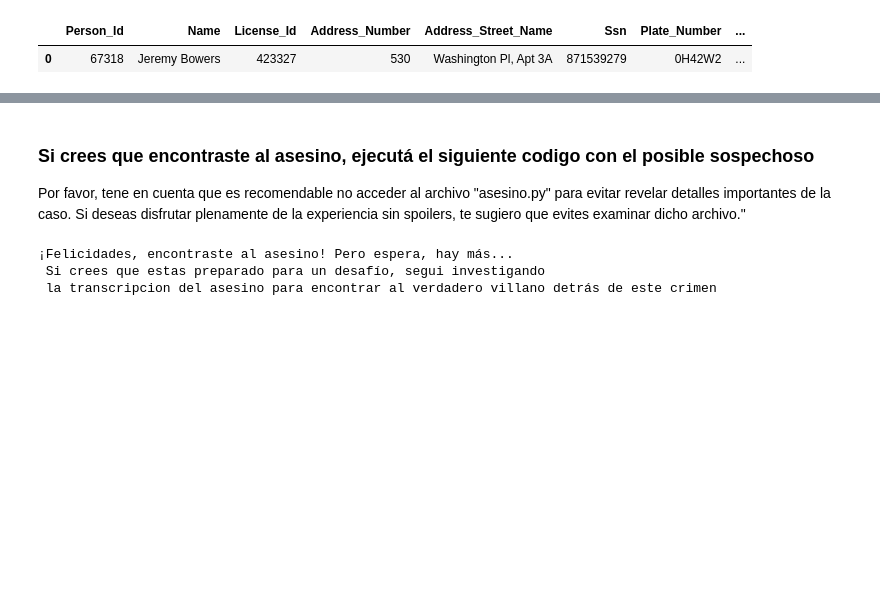
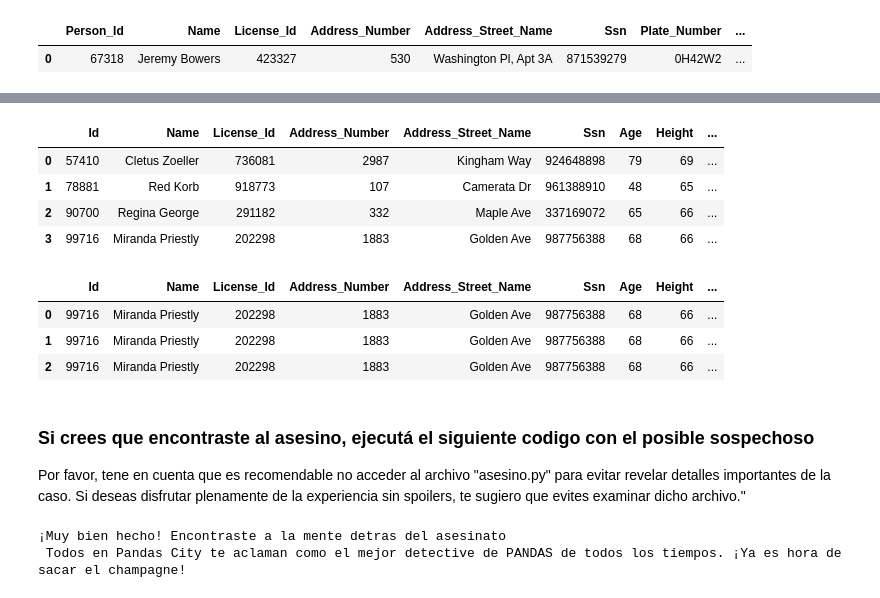
Before and after one commit to JulioCorrales/The_pandas_murder_mystery, a Jupyter notebook: MurderMysteryWalkthrough.ipynb, the cells around one changed output, grey strips where cells are left out. Drawn from its saved outputs; the diff is of its cells as text; code cells hidden in the pictures; blank space fills up the shorter version.

```diff
--- a/MurderMysteryWalkthrough.ipynb
+++ b/MurderMysteryWalkthrough.ipynb
@@ -176,11 +216,28 @@ df_sospechoso
+# %%
+df_sospechoso_p = person.merge(df_license, on="License_Id")
+df_sospechoso_p
+# %% [output]
+|  | Id | Name | License_Id | Address_Number | Address_Street_Name | Ssn | Age | Height | ... |
+| 0 | 57410 | Cletus Zoeller | 736081 | 2987 | Kingham Way | 924648898 | 79 | 69 | ... |
+| 1 | 78881 | Red Korb | 918773 | 107 | Camerata Dr | 961388910 | 48 | 65 | ... |
+| 2 | 90700 | Regina George | 291182 | 332 | Maple Ave | 337169072 | 65 | 66 | ... |
+| 3 | 99716 | Miranda Priestly | 202298 | 1883 | Golden Ave | 987756388 | 68 | 66 | ... |
+# %%
+df_sospechoso_p = df_sospechoso_p.merge(df_facebook, left_on="Id", right_on="person_id")
+df_sospechoso_p
+# %% [output]
+|  | Id | Name | License_Id | Address_Number | Address_Street_Name | Ssn | Age | Height | ... |
+| 0 | 99716 | Miranda Priestly | 202298 | 1883 | Golden Ave | 987756388 | 68 | 66 | ... |
+| 1 | 99716 | Miranda Priestly | 202298 | 1883 | Golden Ave | 987756388 | 68 | 66 | ... |
+| 2 | 99716 | Miranda Priestly | 202298 | 1883 | Golden Ave | 987756388 | 68 | 66 | ... |
 # %% [markdown]
 ### Si crees que encontraste al asesino, ejecutá el siguiente codigo con el posible sospechoso
 Por favor, tene en cuenta que es recomendable no acceder al archivo "asesino.py" para evitar revelar detalles importantes de la caso. Si deseas disfrutar plenamente de la experiencia sin spoilers, te sugiero que evites examinar dicho archivo."
 # %%
 from asesino import solucion
 #solucion("Colocar aca el nombre del sospechoso")
-solucion("Jeremy Bowers")
+#solucion("Jeremy Bowers")
+solucion("Miranda Priestly")
 # %% [output]
-¡Felicidades, encontraste al asesino! Pero espera, hay más...
- Si crees que estas preparado para un desafío, segui investigando
- la transcripcion del asesino para encontrar al verdadero villano detrás de este crimen
+¡Muy bien hecho! Encontraste a la mente detras del asesinato
+ Todos en Pandas City te aclaman como el mejor detective de PANDAS de todos los tiempos. ¡Ya es hora de sacar el champagne!
```
Also changed, not shown: parts of 8 cells of this notebook.
